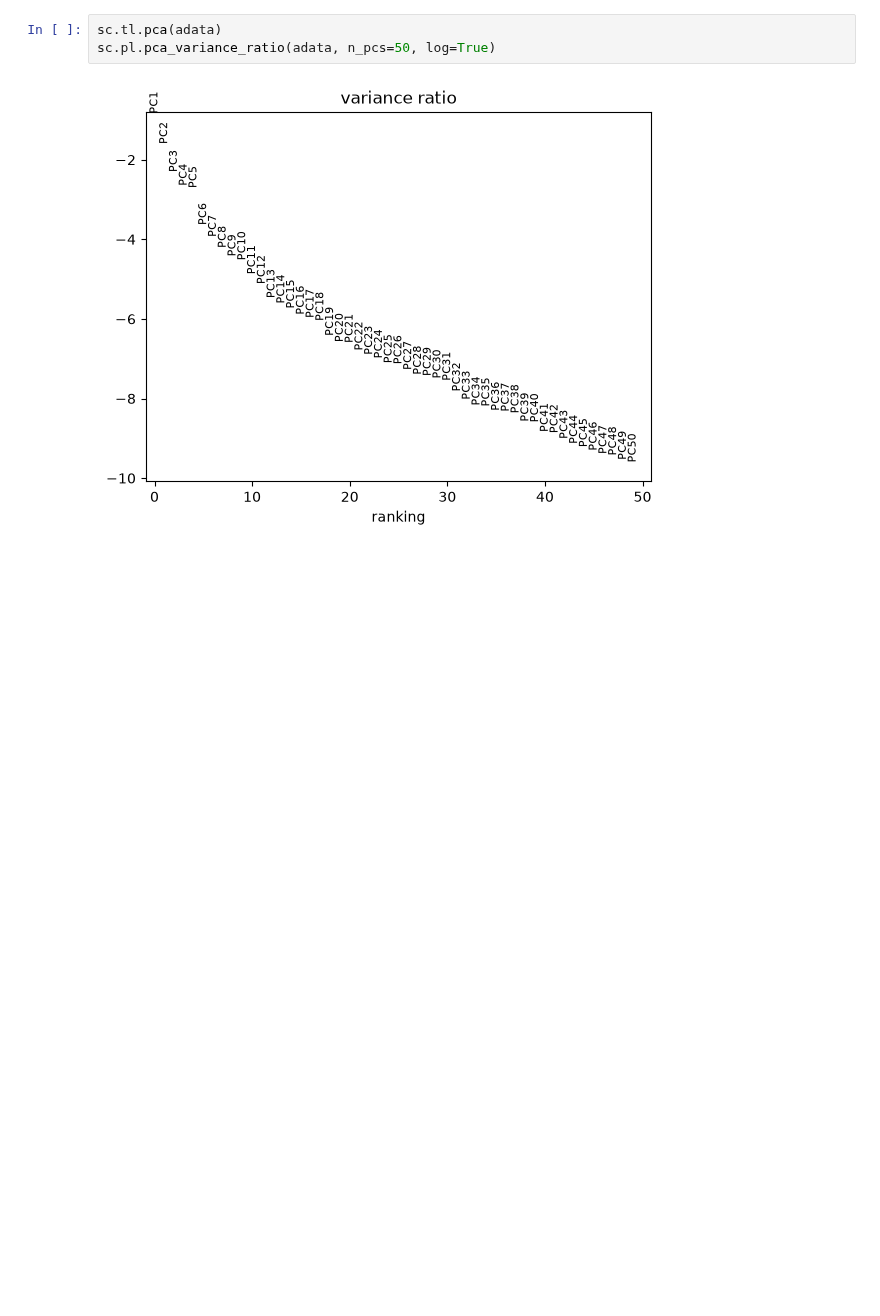
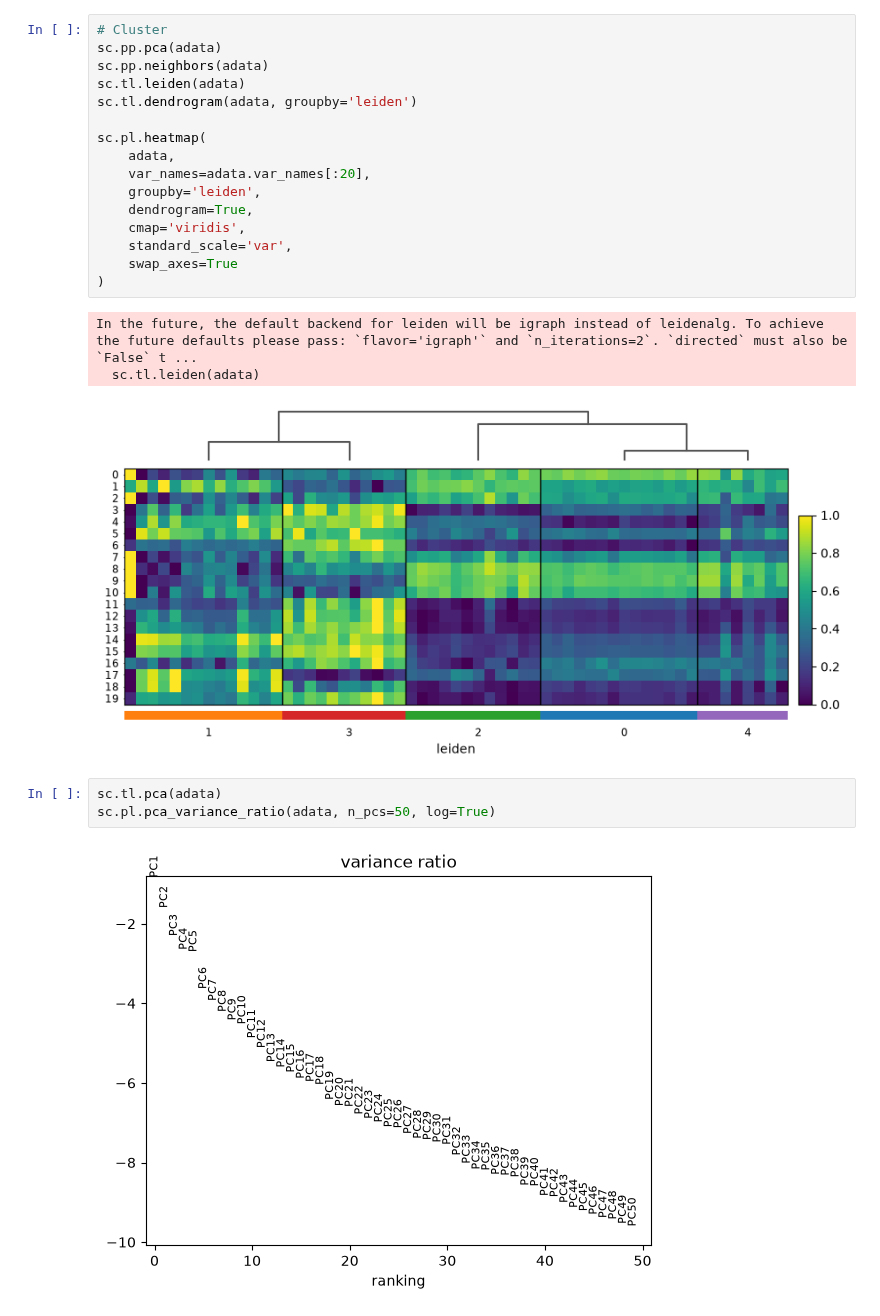
Before and after one commit to eirikhoye/action_var, a Jupyter notebook: workflow/notebooks/analyze_expecto_bridges34.ipynb, the cells around one changed output. Cells and saved outputs as stored; diff of their text form; blank space fills up the shorter version.

```diff
--- a/workflow/notebooks/analyze_expecto_bridges34.ipynb
+++ b/workflow/notebooks/analyze_expecto_bridges34.ipynb
@@ -33,3 +93,23 @@ adata.var = pd.merge(adata.var, meta_resolved, on='SNP')
+# %%
+# Cluster
+sc.pp.pca(adata)
+sc.pp.neighbors(adata)
+sc.tl.leiden(adata)
+sc.tl.dendrogram(adata, groupby='leiden')
+
+sc.pl.heatmap(
+    adata,
+    var_names=adata.var_names[:20],
+    groupby='leiden',
+    dendrogram=True,
+    cmap='viridis',
+    standard_scale='var',
+    swap_axes=True
+)
+# %% [output]
+In the future, the default backend for leiden will be igraph instead of leidenalg. To achieve the future defaults please pass: `flavor='igraph'` and `n_iterations=2`. `directed` must also be `False` t ...
+  sc.tl.leiden(adata)
+[figure, added]
 # %%
 sc.tl.pca(adata)
 sc.pl.pca_variance_ratio(adata, n_pcs=50, log=True)
```
Also changed, not shown: parts of 7 cells of this notebook, 1 other file.
